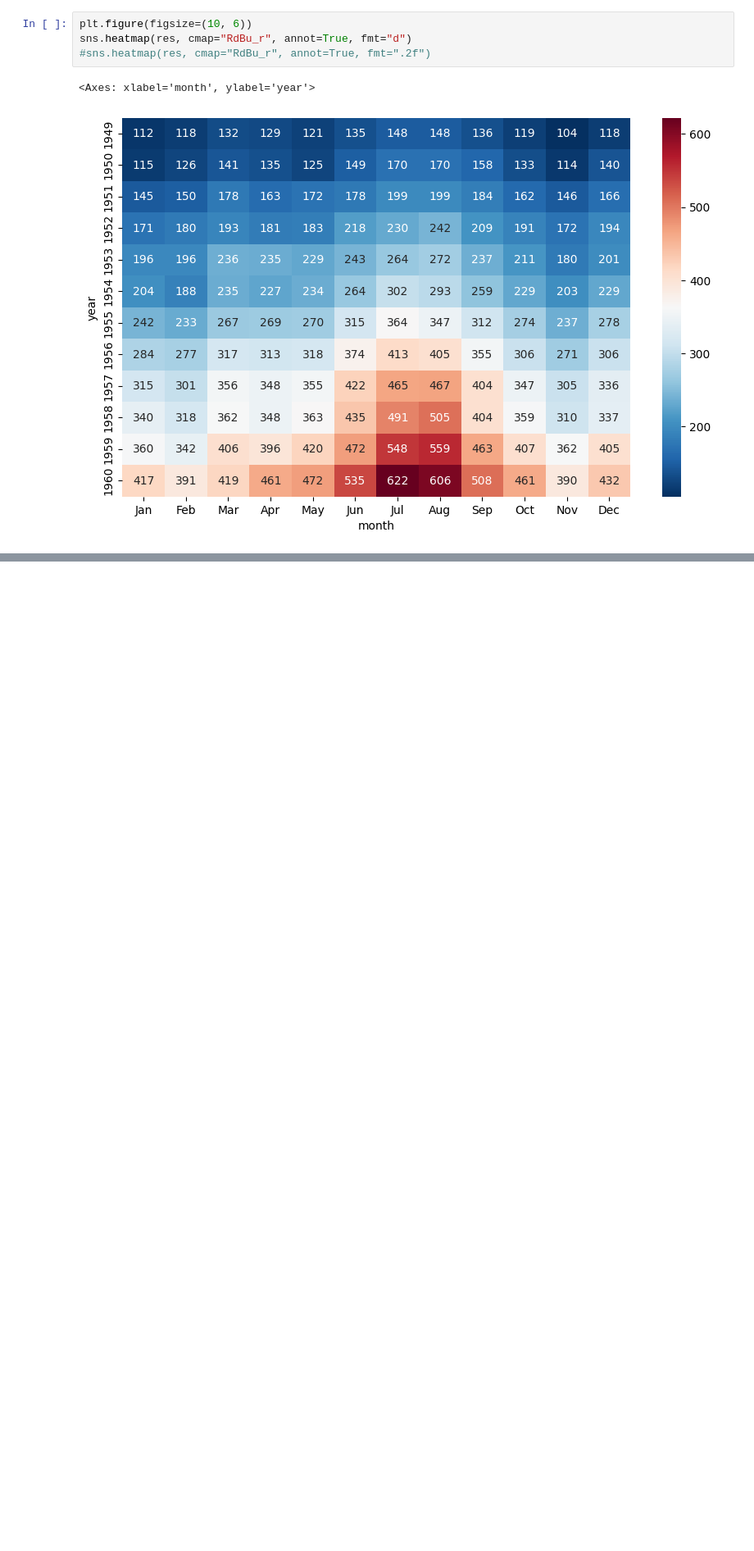
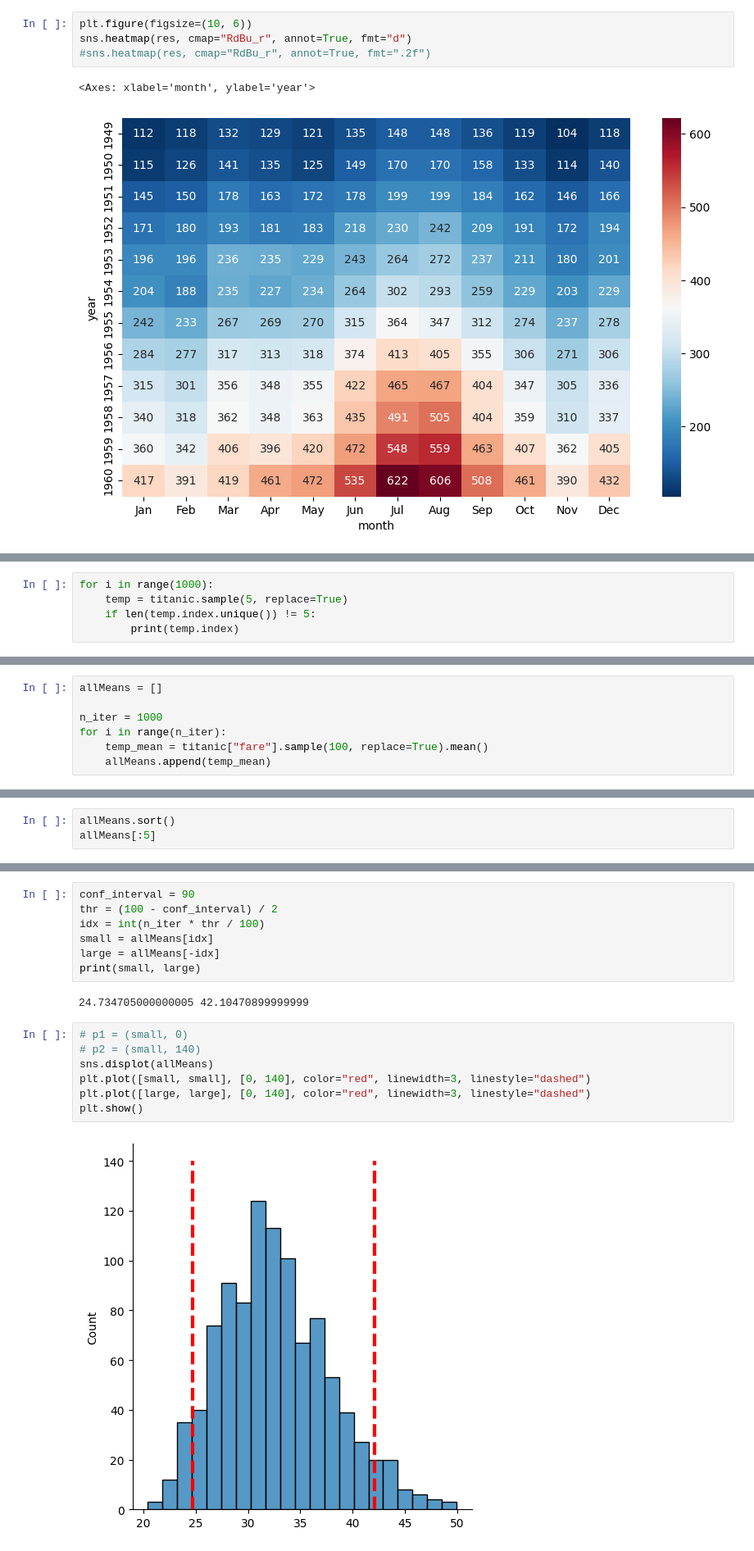
Before and after one commit to inancarin/DSA201_2024_2025_SPRING, a Jupyter notebook: Week06/Lecture/seaborn.ipynb, the cells around one changed output, grey strips where cells are left out. Shown at 82% size. Saved outputs shown, nothing was run; the diff lists cells and outputs as text; blank space fills up the shorter version.

```diff
--- a/Week06/Lecture/seaborn.ipynb
+++ b/Week06/Lecture/seaborn.ipynb
@@ -363,0 +387,5 @@ sns.heatmap(res, cmap="RdBu_r", annot=True, fmt="d")
+# %%
+for i in range(1000):
+    temp = titanic.sample(5, replace=True)
+    if len(temp.index.unique()) != 5:
+        print(temp.index)
@@ -363,0 +425,7 @@ sns.heatmap(res, cmap="RdBu_r", annot=True, fmt="d")
+# %%
+allMeans = []
+
+n_iter = 1000
+for i in range(n_iter):
+    temp_mean = titanic["fare"].sample(100, replace=True).mean()
+    allMeans.append(temp_mean)
@@ -363,0 +440,3 @@ sns.heatmap(res, cmap="RdBu_r", annot=True, fmt="d")
+# %%
+allMeans.sort()
+allMeans[:5]
@@ -363,0 +449,18 @@ sns.heatmap(res, cmap="RdBu_r", annot=True, fmt="d")
+# %%
+conf_interval = 90
+thr = (100 - conf_interval) / 2
+idx = int(n_iter * thr / 100)
+small = allMeans[idx]
+large = allMeans[-idx]
+print(small, large)
+# %% [output]
+24.734705000000005 42.10470899999999
+# %%
+# p1 = (small, 0)
+# p2 = (small, 140)
+sns.displot(allMeans)
+plt.plot([small, small], [0, 140], color="red", linewidth=3, linestyle="dashed")
+plt.plot([large, large], [0, 140], color="red", linewidth=3, linestyle="dashed")
+plt.show()
+# %% [output]
+[figure, added]
```
Also changed, not shown: parts of 13 cells of this notebook.
